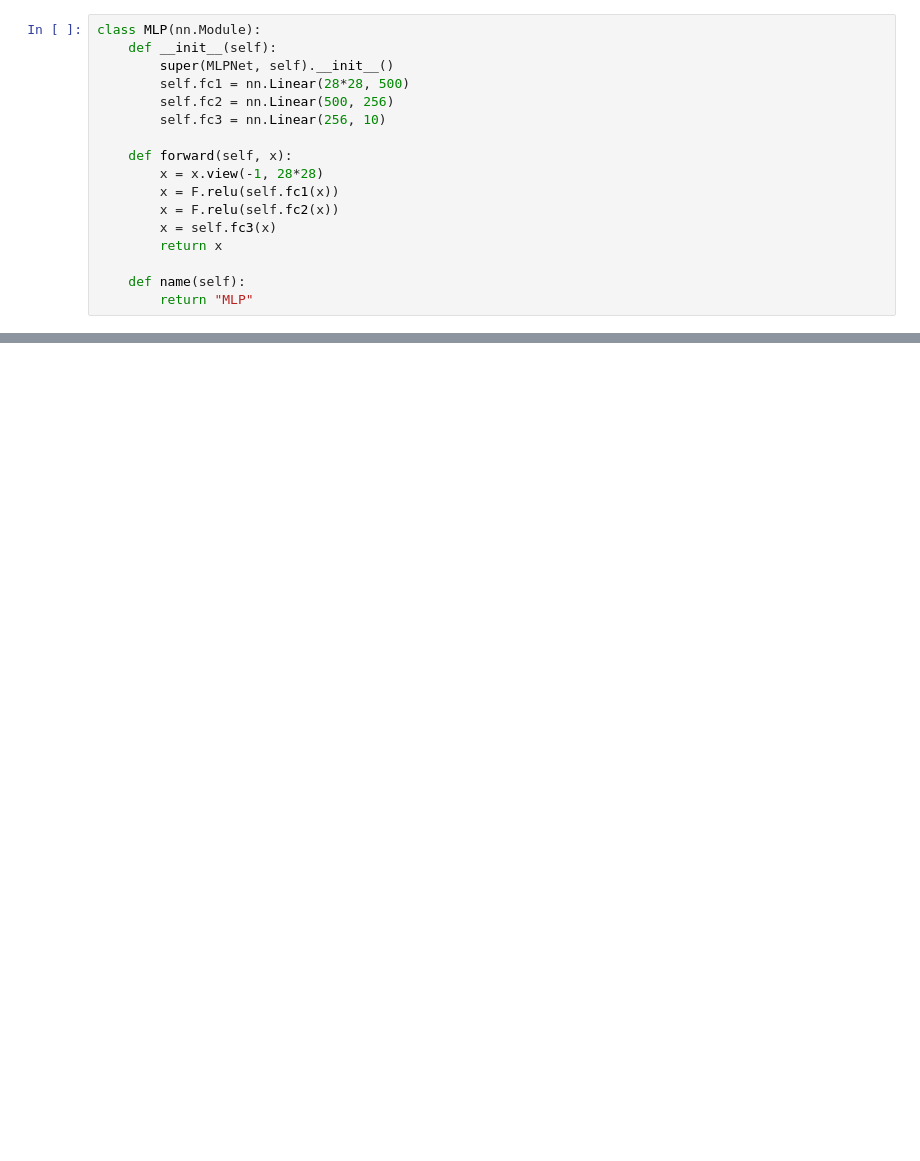
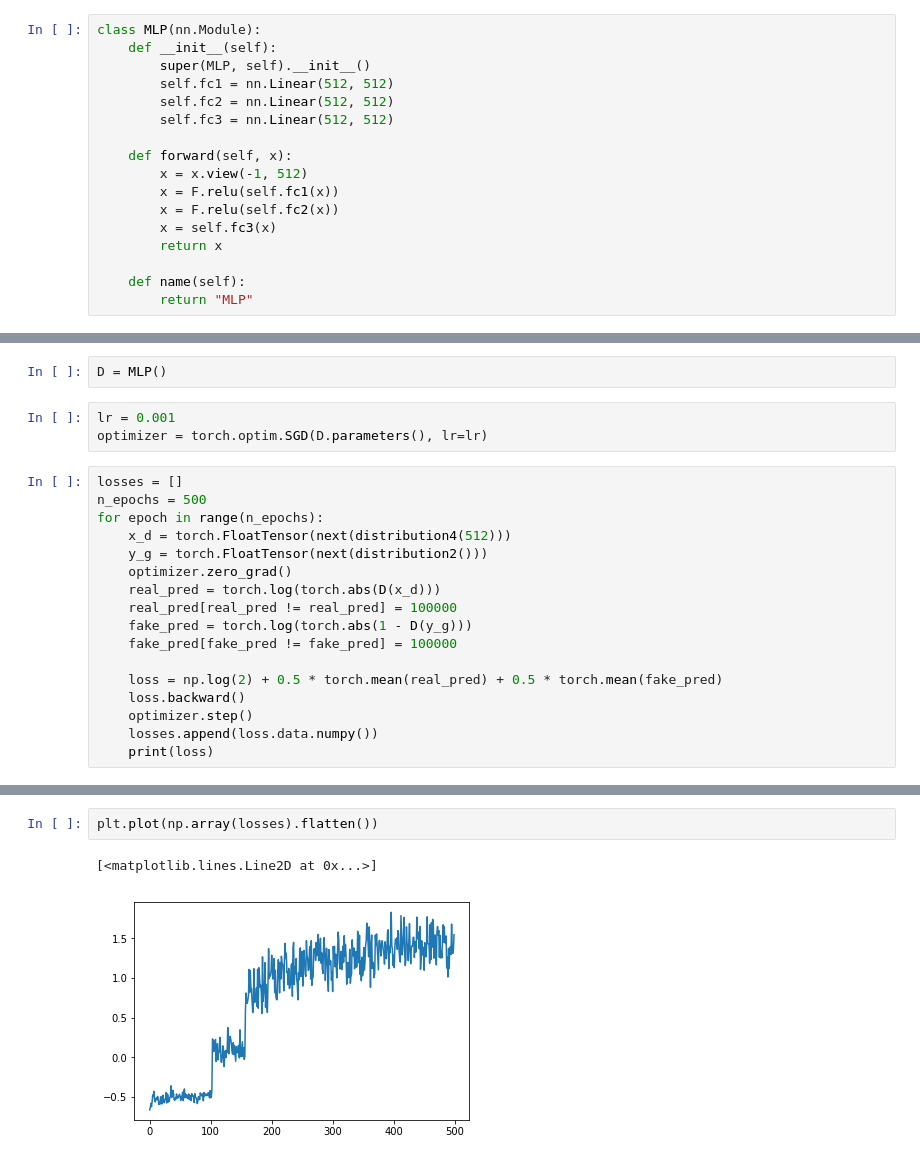
Before and after one commit to jonPlante/IFT6135H19_assignment, a Jupyter notebook: assignment3/q1.ipynb, the cells around one changed output, grey strips where cells are left out. Drawn from its saved outputs; the diff is of its cells as text; blank space fills up the shorter version.

```diff
--- a/assignment3/q1.ipynb
+++ b/assignment3/q1.ipynb
@@ -9,13 +12,13 @@ from torch import nn
 # %%
 class MLP(nn.Module):
     def __init__(self):
-        super(MLPNet, self).__init__()
-        self.fc1 = nn.Linear(28*28, 500)
-        self.fc2 = nn.Linear(500, 256)
-        self.fc3 = nn.Linear(256, 10)
+        super(MLP, self).__init__()
+        self.fc1 = nn.Linear(512, 512)
+        self.fc2 = nn.Linear(512, 512)
+        self.fc3 = nn.Linear(512, 512)
 
     def forward(self, x):
-        x = x.view(-1, 28*28)
+        x = x.view(-1, 512)
         x = F.relu(self.fc1(x))
         x = F.relu(self.fc2(x))
         x = self.fc3(x)
@@ -34,0 +29,22 @@ array([[0.        , 0.76519511],
+# %%
+D = MLP()
+# %%
+lr = 0.001
+optimizer = torch.optim.SGD(D.parameters(), lr=lr)
+# %%
+losses = []
+n_epochs = 500
+for epoch in range(n_epochs):
+    x_d = torch.FloatTensor(next(distribution4(512)))
+    y_g = torch.FloatTensor(next(distribution2()))
+    optimizer.zero_grad()
+    real_pred = torch.log(torch.abs(D(x_d)))
+    real_pred[real_pred != real_pred] = 100000
+    fake_pred = torch.log(torch.abs(1 - D(y_g)))
+    fake_pred[fake_pred != fake_pred] = 100000
+
+    loss = np.log(2) + 0.5 * torch.mean(real_pred) + 0.5 * torch.mean(fake_pred)
+    loss.backward()
+    optimizer.step()
+    losses.append(loss.data.numpy())
+    print(loss)
@@ -35 +69,6 @@ array([[0.        , 0.76519511],
+# %%
+plt.plot(np.array(losses).flatten())
+# %% [output]
+[<matplotlib.lines.Line2D at 0x...>]
+[figure, added]
 # %%
```
Also changed, not shown: parts of 6 cells of this notebook.
